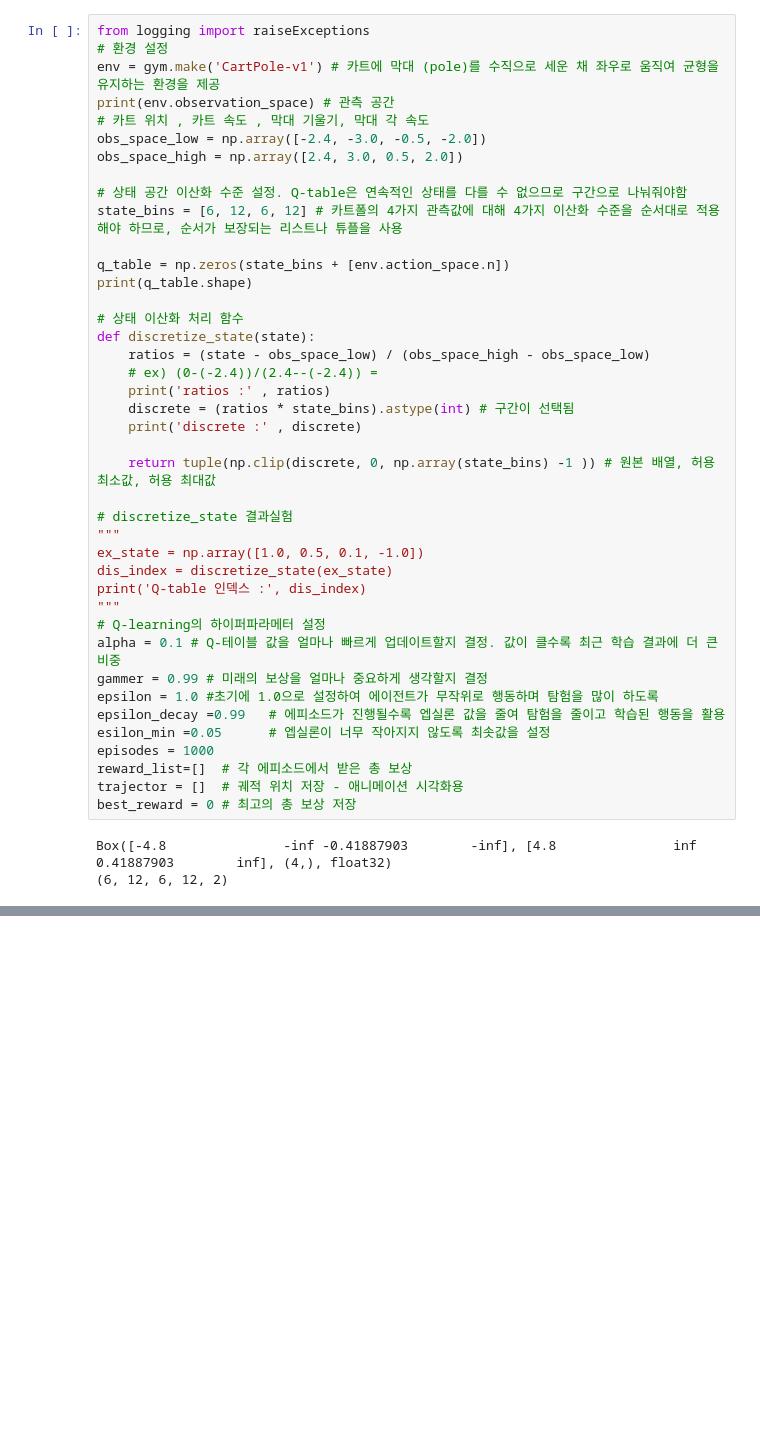
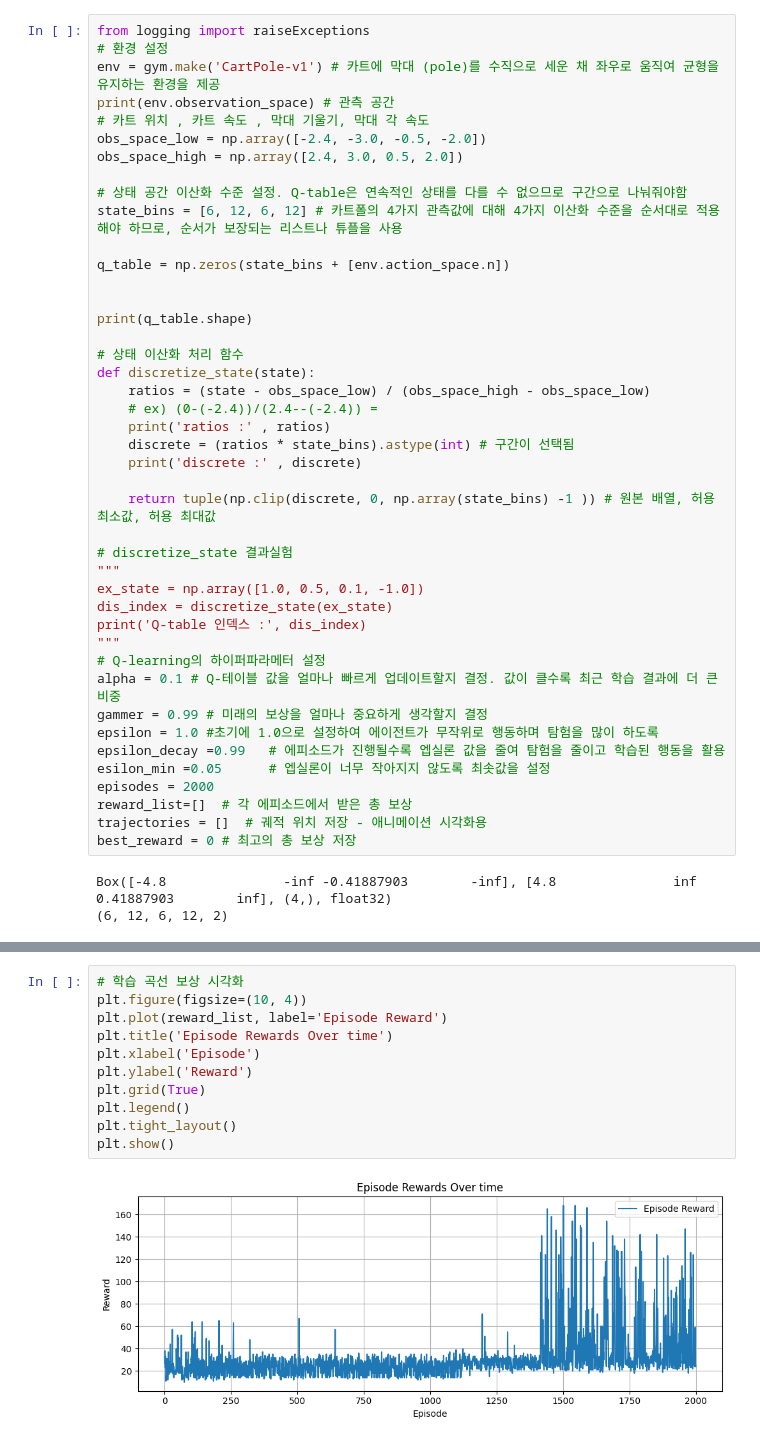
Before and after one commit to yunhee103/algorithm, a Jupyter notebook: re2cartpole.ipynb, the cells around one changed output, grey strips where cells are left out. Cells and saved outputs as stored; diff of their text form; blank space fills up the shorter version.

```diff
--- a/re2cartpole.ipynb
+++ b/re2cartpole.ipynb
@@ -37,6 +37,8 @@ obs_space_high = np.array([2.4, 3.0, 0.5, 2.0])
 state_bins = [6, 12, 6, 12] # 카트폴의 4가지 관측값에 대해 4가지 이산화 수준을 순서대로 적용해야 하므로, 순서가 보장되는 리스트나 튜플을 사용
 
 q_table = np.zeros(state_bins + [env.action_space.n])
+
+
 print(q_table.shape)
 
 # 상태 이산화 처리 함수
@@ -61,9 +63,9 @@ gammer = 0.99 # 미래의 보상을 얼마나 중요하게 생각할지 결정
 epsilon = 1.0 #초기에 1.0으로 설정하여 에이전트가 무작위로 행동하며 탐험을 많이 하도록
 epsilon_decay =0.99   # 에피소드가 진행될수록 엡실론 값을 줄여 탐험을 줄이고 학습된 행동을 활용
 esilon_min =0.05      # 엡실론이 너무 작아지지 않도록 최솟값을 설정
-episodes = 1000
+episodes = 2000
 reward_list=[]  # 각 에피소드에서 받은 총 보상
-trajector = []  # 궤적 위치 저장 - 애니메이션 시각화용
+trajectories = []  # 궤적 위치 저장 - 애니메이션 시각화용
 best_reward = 0 # 최고의 총 보상 저장
 # %% [output]
 Box([-4.8               -inf -0.41887903        -inf], [4.8               inf 0.41887903        inf], (4,), float32)
@@ -70,0 +144,13 @@ Box([-4.8               -inf -0.41887903        -inf], [4.8               inf 0.
+# %%
+# 학습 곡선 보상 시각화
+plt.figure(figsize=(10, 4))
+plt.plot(reward_list, label='Episode Reward')
+plt.title('Episode Rewards Over time')
+plt.xlabel('Episode')
+plt.ylabel('Reward')
+plt.grid(True)
+plt.legend()
+plt.tight_layout()
+plt.show()
+# %% [output]
+[figure, added]
```
Also changed, not shown: parts of 3 cells of this notebook.
